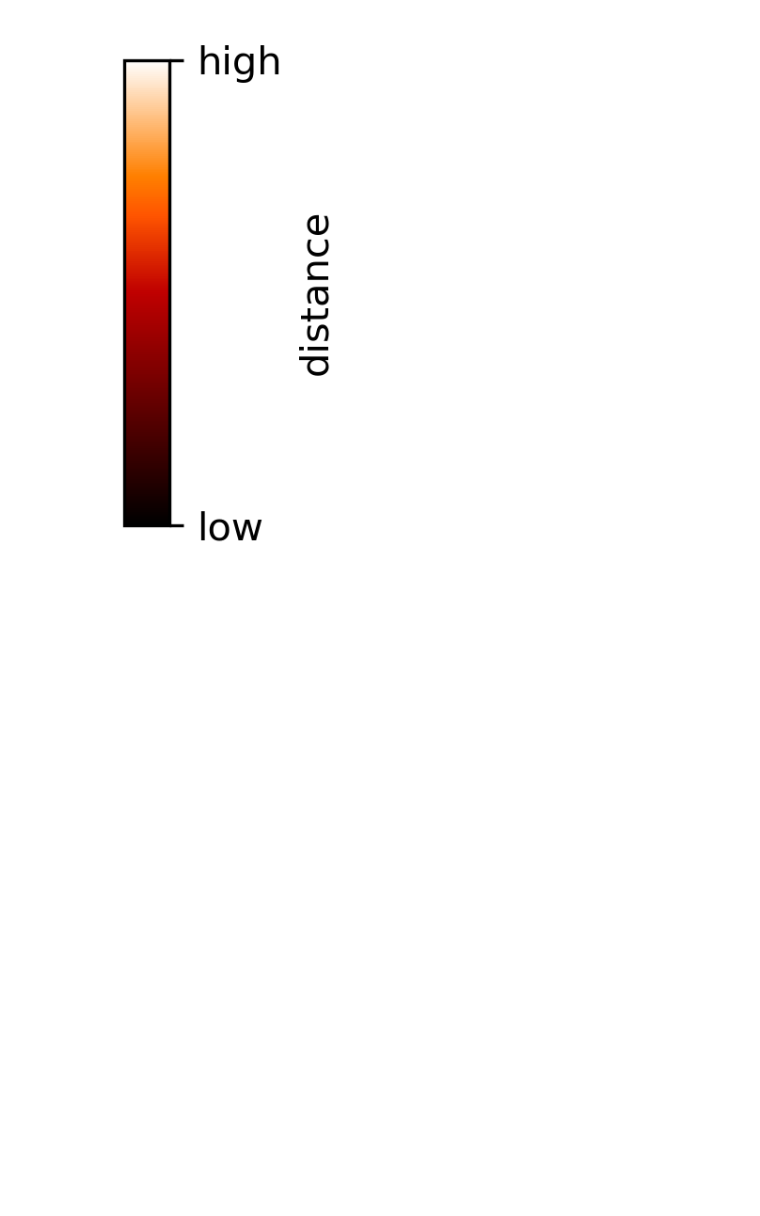
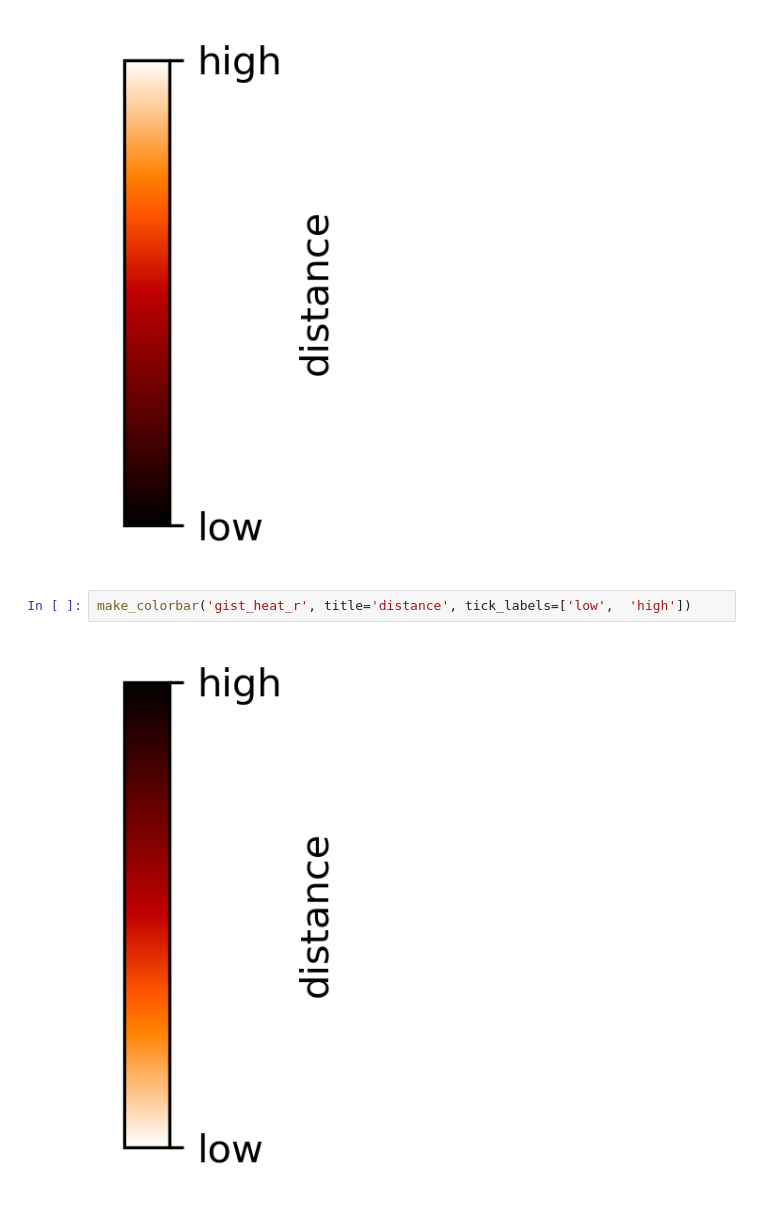
Before and after one commit to CooperStansbury/hematokytos, a Jupyter notebook: notebooks/make_colorbar.ipynb, the cells around one changed output. Drawn from its saved outputs; the diff is of its cells as text; blank space fills up the shorter version.

```diff
--- a/notebooks/make_colorbar.ipynb
+++ b/notebooks/make_colorbar.ipynb
@@ -66,4 +66,8 @@ make_colorbar(
 make_colorbar('gist_heat', title='distance', tick_labels=['low',  'high'])
 # %% [output]
 [figure]
+# %%
+make_colorbar('gist_heat_r', title='distance', tick_labels=['low',  'high'])
+# %% [output]
+[figure, added]
 # %%
```
Also changed, not shown: parts of 10 cells of this notebook, 2 other files.
